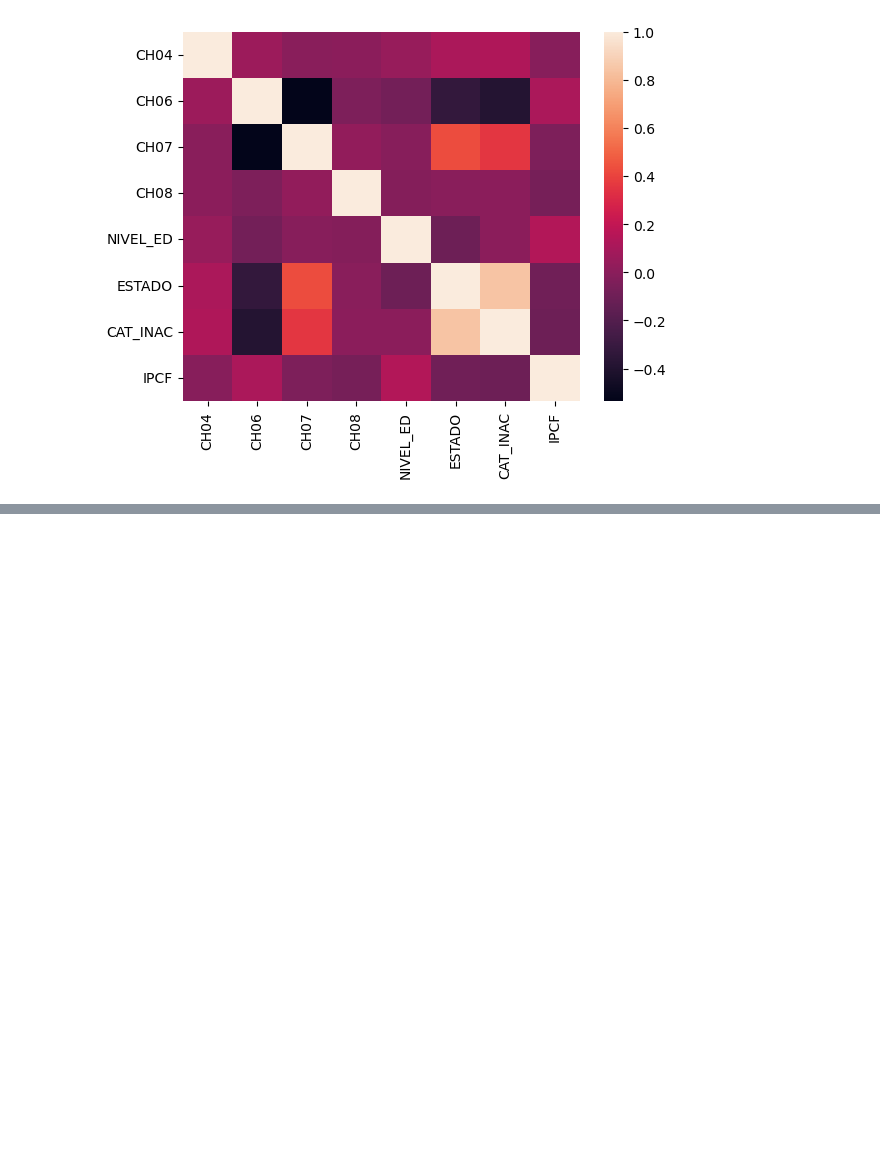
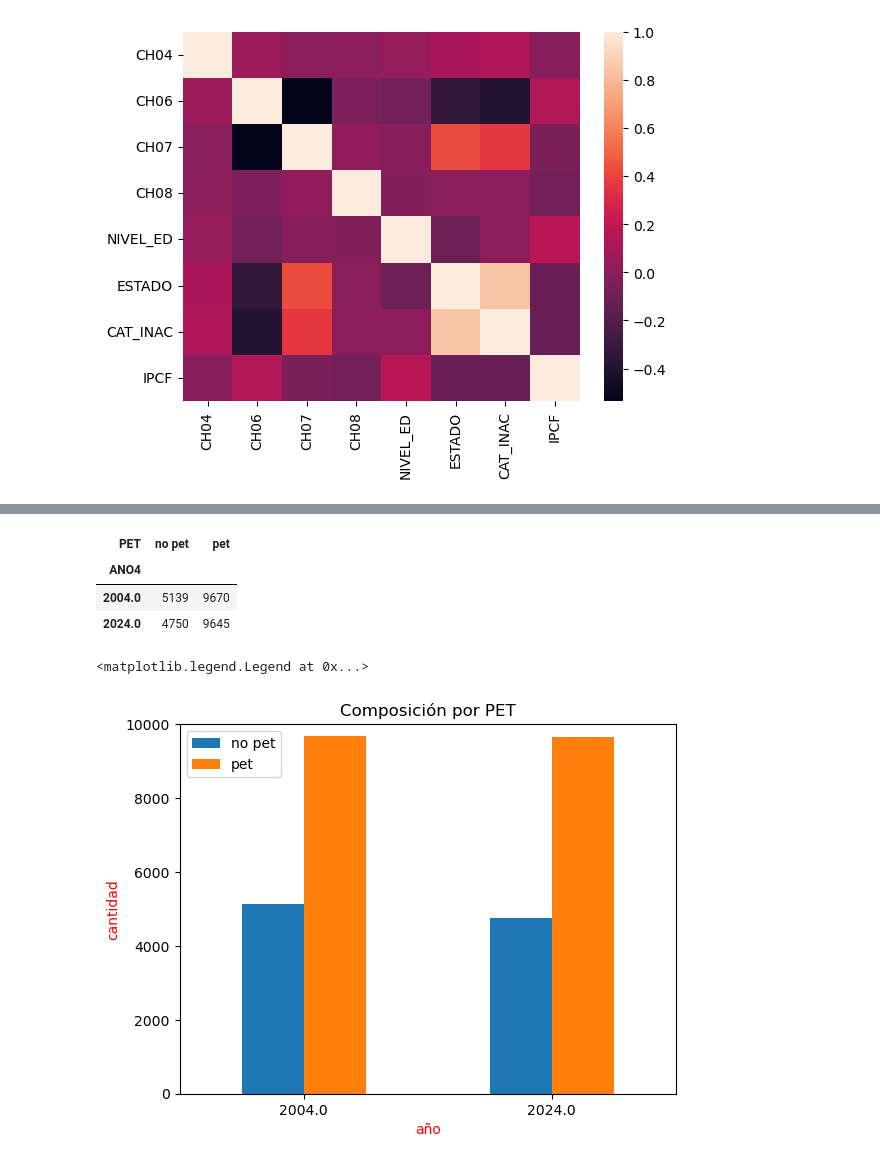
Before and after one commit to PabloPopov/BigDataUBA-Grupo5, a Jupyter notebook: TPs/TP 2/Big_Data_TP2_Grupo5.ipynb, the cells around one changed output, grey strips where cells are left out. Drawn from its saved outputs; the diff is of its cells as text; code cells hidden in the pictures; blank space fills up the shorter version.

Commit message:
Entrega final del tp

```diff
--- a/TPs/TP 2/Big_Data_TP2_Grupo5.ipynb
+++ b/TPs/TP 2/Big_Data_TP2_Grupo5.ipynb
@@ -493,0 +614,4 @@ sns.heatmap(PAMPA_4.corr())
+# %%
+# AGREGO COLUMNA PET(DUMMY), DONDE 1 INDICA QUE ESTA ENTRE 15 Y 65 (EDAD PARA TRABAJAR) y 0 INDICA LO CONTRARIO
+respondieron["PET"] = respondieron["CH06"].apply(lambda x: 1 if 15 <= x <= 65 else 0)
+respondieron
@@ -493,0 +637,22 @@ sns.heatmap(PAMPA_4.corr())
+# %%
+# COMPARO EN UNA TABLA LOS DE ENTRE 15 Y 65 Y LOS QUE NO SEGUN AÑO
+COMPOSICION_PET = respondieron.groupby("ANO4")["PET"].value_counts().unstack(fill_value=0)
+COMPOSICION_PET.rename(columns={0:"no pet", 1:"pet"}, inplace=True)
+
+COMPOSICION_PET
+# %% [output]
+| PET | no pet | pet |
+| ANO4 |  |  |
+| 2004.0 | 5139 | 9670 |
+| 2024.0 | 4750 | 9645 |
+# %%
+# CREO GRAFICO
+ax = COMPOSICION_PET[["no pet", "pet"]].plot(kind="bar", title="Composición por PET")
+ax.set_xlabel("año",color="red")
+ax.set_ylabel("cantidad",color="red")
+ax.set_ylim(0, 10000)
+ax.tick_params(axis="x", rotation=0)
+ax.legend(["no pet","pet"])
+# %% [output]
+<matplotlib.legend.Legend at 0x...>
+[figure, added]
```
Also changed, not shown: parts of 48 cells of this notebook.
